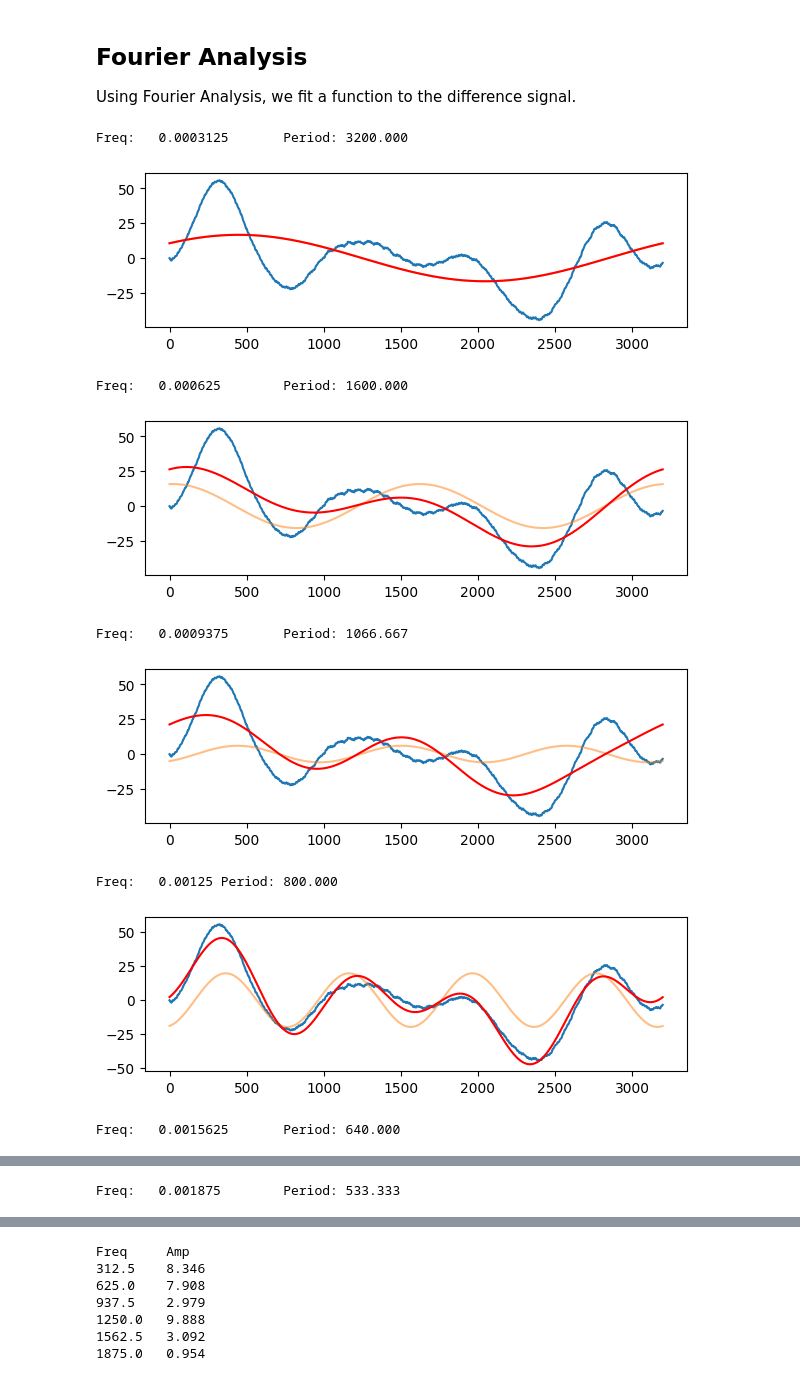
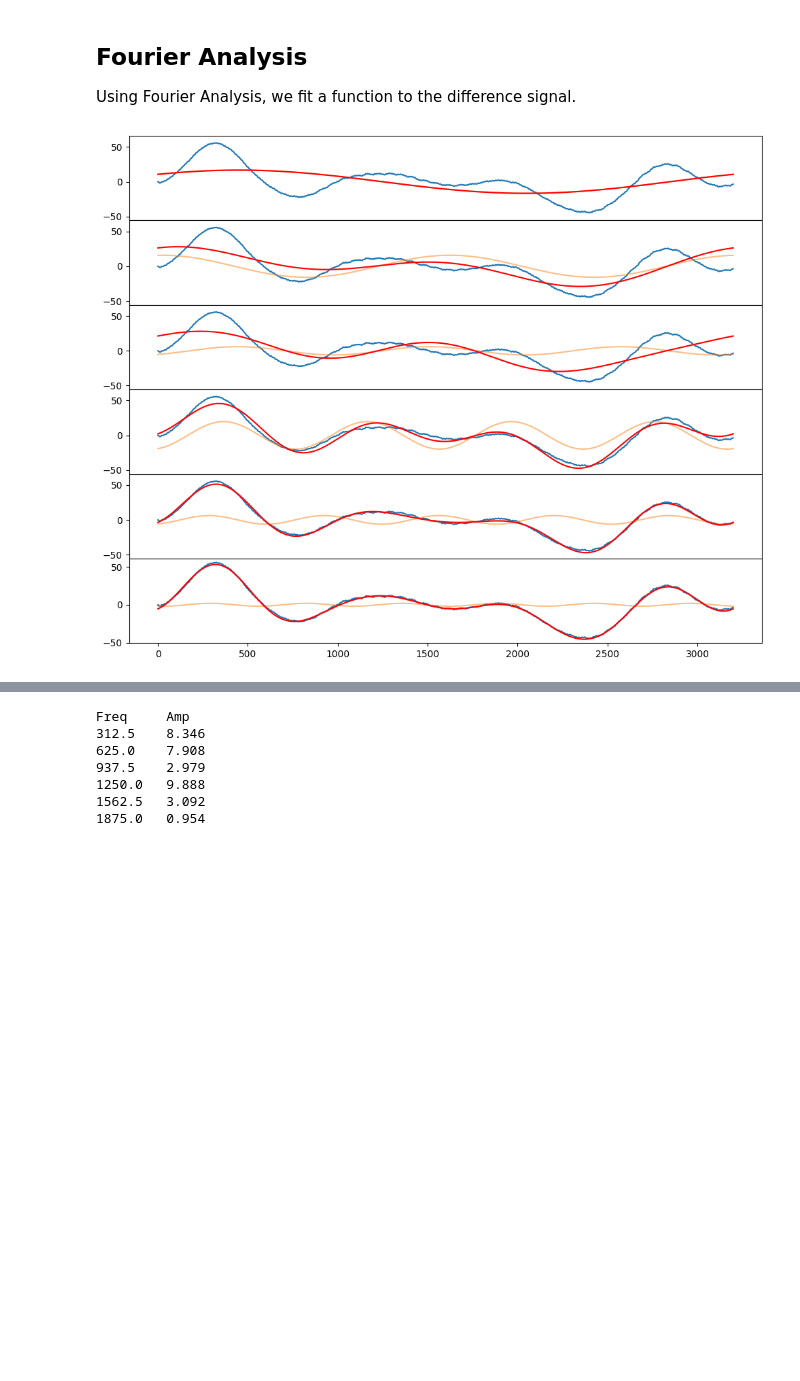
Before and after one commit to yuvalm11/motor-position-correction, a Jupyter notebook: algorithm.ipynb, the cells around one changed output, grey strips where cells are left out. Saved outputs shown, nothing was run; the diff lists cells and outputs as text; code cells hidden in the pictures; blank space fills up the shorter version.

```diff
--- a/algorithm.ipynb
+++ b/algorithm.ipynb
@@ -72,36 +72,37 @@ frequencies = np.fft.rfftfreq(n, d=time_series[1] - time_series[0])
 # %%
 MIN_AMP = 0.5
 MIN_FREQ = 1 / (period + 10)
 
 filtered_f = []
 filtered_c = []
 fitted_func = np.zeros_like(time_series).astype(np.complex128)
 
+fig, axs = plt.subplots(6, 1, figsize=(10, 8))
+pltidx = 0
 
 for i in range(int(n / 2)):
     if frequencies[i] > MIN_FREQ and np.abs(coefficients[i]) > MIN_AMP:
         filtered_c.append(coefficients[i])
         filtered_f.append(frequencies[i])
 
         current = 2 * coefficients[i] * np.exp(2j * np.pi * frequencies[i] * time_series)
 
         fitted_func += current
 
-        plt.figure(figsize=(7, 2))
-        plt.plot(centered[:3200], label="Original signal")
-        plt.plot(current.real, alpha=0.5, label="Added component")
-        plt.plot(fitted_func.real[:3200], color="red", label="Fourier function")
-        print(f"Freq:\t{frequencies[i]}\tPeriod:\t{1/frequencies[i]:.3f}")
-        plt.show()
+        axs[pltidx].plot(centered[:3200], label="Original signal")
+        axs[pltidx].plot(current.real, alpha=0.5, label="Added component")
+        axs[pltidx].plot(fitted_func.real[:3200], color="red", label="Fourier function")
+        pltidx += 1
 
 fitted_func += dc_offset
+
+for ax in axs[:-1]:
+    ax.set_xticks([])
+    ax.set_ylim(axs[-1].get_ylim()[0]-5, axs[-1].get_ylim()[1]+5)
+
+fig.tight_layout()
+fig.subplots_adjust(hspace=0)
+
+plt.show()
 # %% [output]
-Freq:   0.0003125       Period: 3200.000
-[figure, old version]
+[figure, new version]
-Freq:   0.000625        Period: 1600.000
-[figure, removed]
-Freq:   0.0009375       Period: 1066.667
-[figure, removed]
-Freq:   0.00125 Period: 800.000
-[figure, removed]
-Freq:   0.0015625       Period: 640.000
@@ -109 +108,0 @@ Freq:   0.0015625       Period: 640.000
-Freq:   0.001875        Period: 533.333
```
Also changed, not shown: parts of 7 cells of this notebook, 13 other files.
